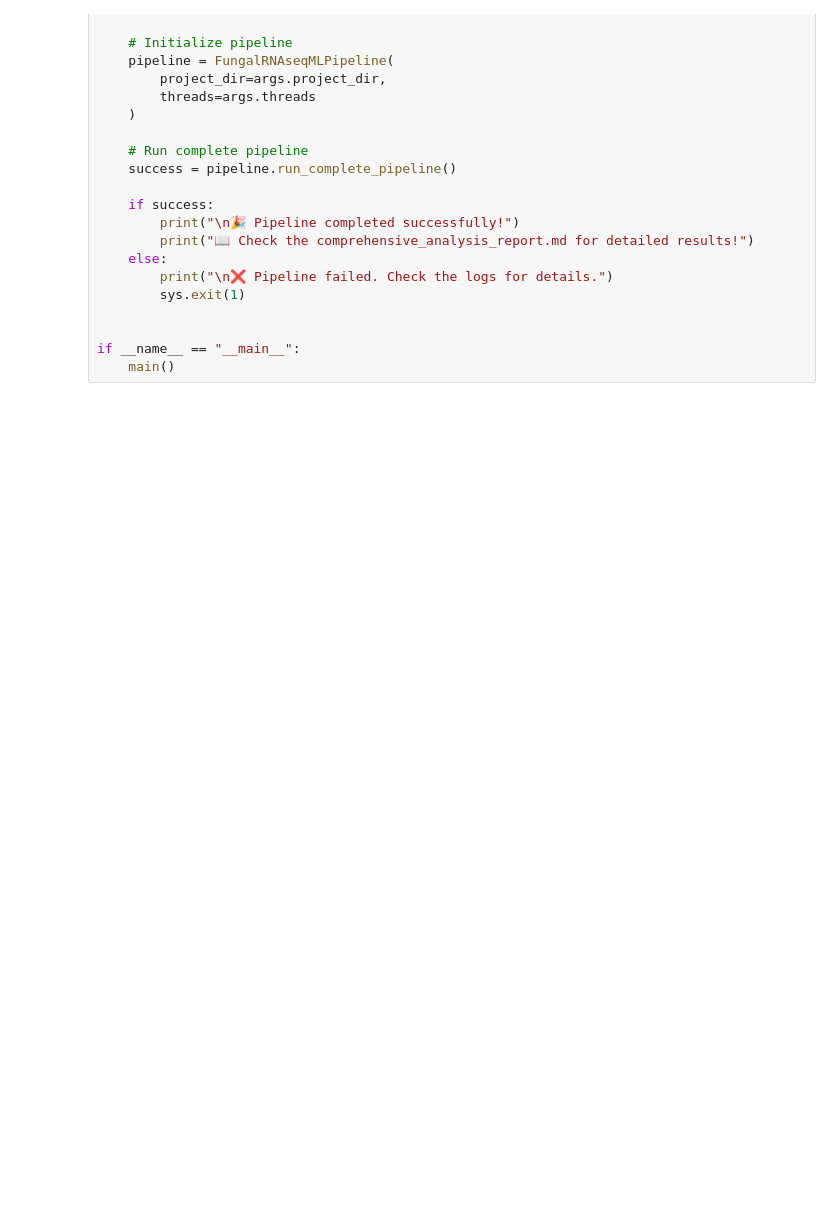
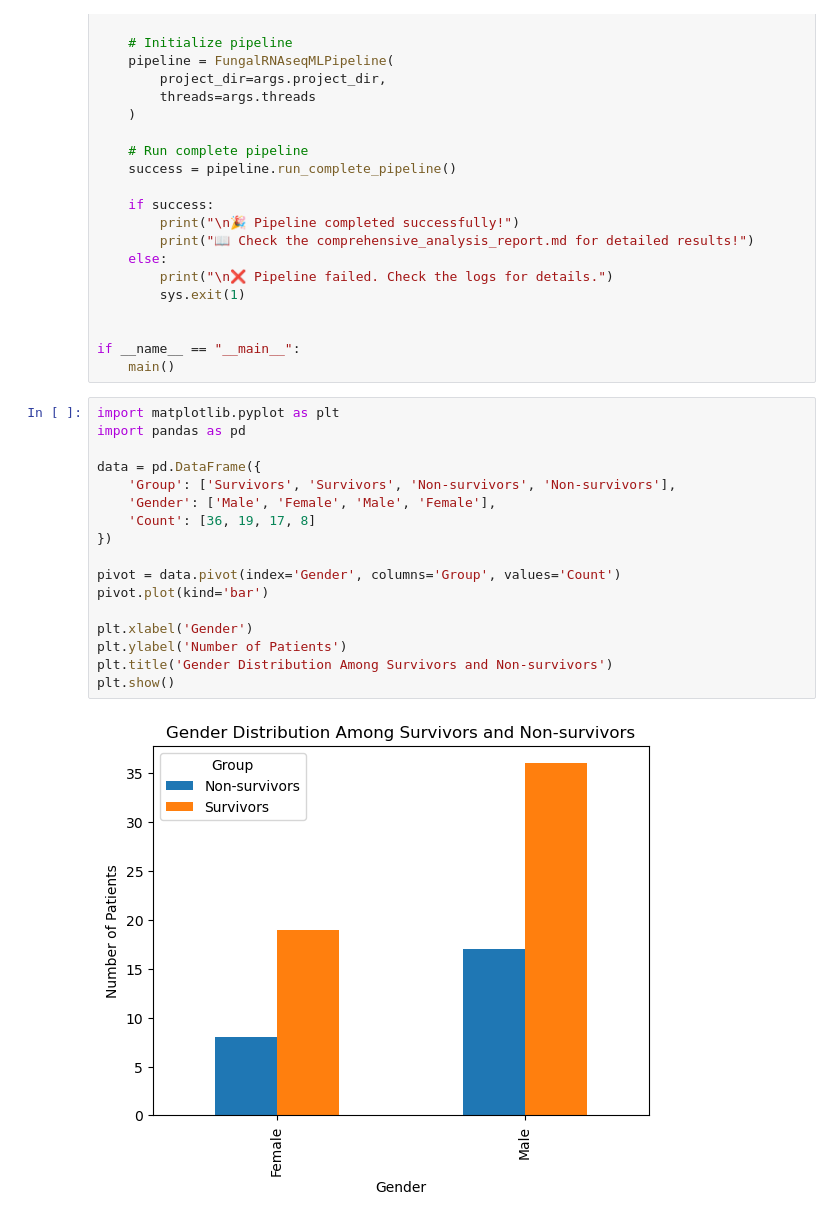
Before and after one commit to YuktiTripathi/Learn-Practice, a Jupyter notebook: rna_seqqq.ipynb, the cells around one changed output. Drawn from its saved outputs; the diff is of its cells as text; blank space fills up the shorter version.

```diff
--- a/rna_seqqq.ipynb
+++ b/rna_seqqq.ipynb
@@ -1202,3 +1202,22 @@ def main():
 
 if __name__ == "__main__":
     main()
+# %%
+import matplotlib.pyplot as plt
+import pandas as pd
+
+data = pd.DataFrame({
+    'Group': ['Survivors', 'Survivors', 'Non-survivors', 'Non-survivors'],
+    'Gender': ['Male', 'Female', 'Male', 'Female'],
+    'Count': [36, 19, 17, 8]
+})
+
+pivot = data.pivot(index='Gender', columns='Group', values='Count')
+pivot.plot(kind='bar')
+
+plt.xlabel('Gender')
+plt.ylabel('Number of Patients')
+plt.title('Gender Distribution Among Survivors and Non-survivors')
+plt.show()
+# %% [output]
+[figure, added]
```
Also changed, not shown: parts of 4 cells of this notebook, 1 other file.
